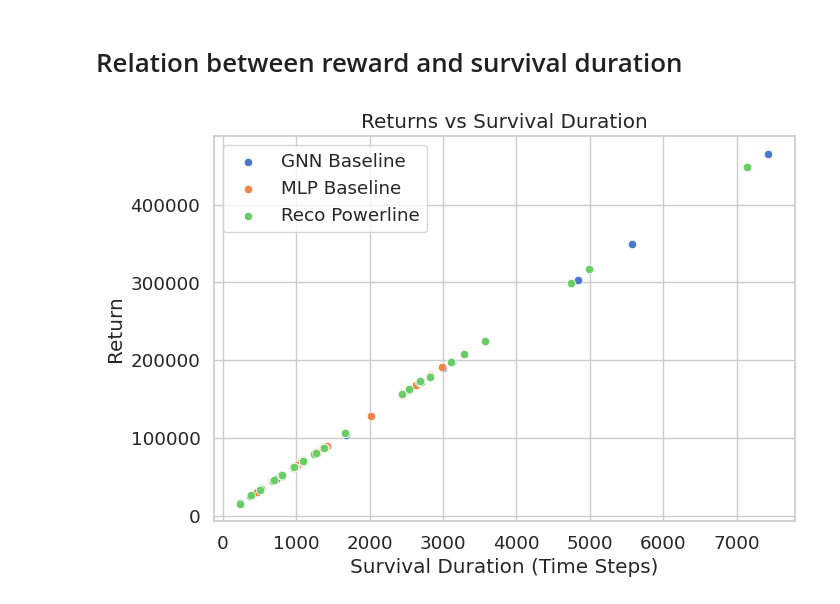
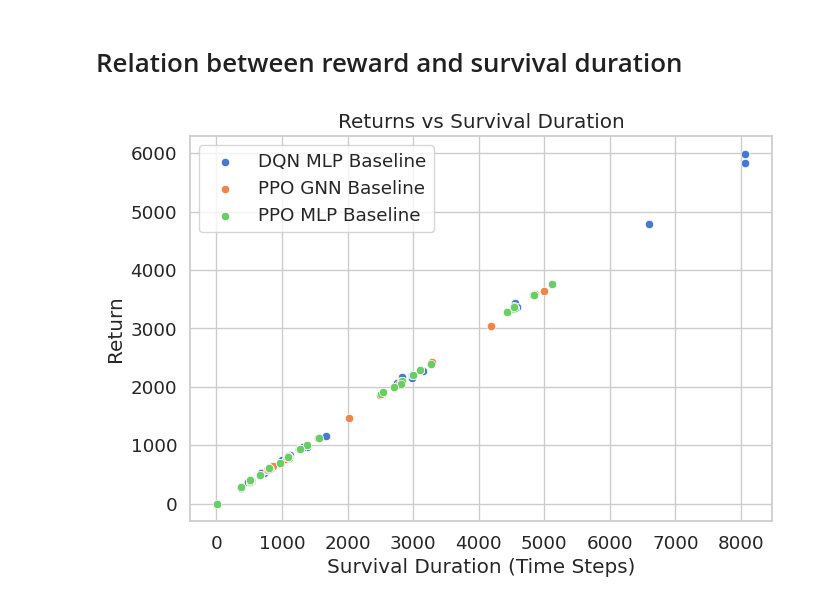
Before and after one commit to HansDampf37/NRI-for-explainable-RL-in-Power-Grids, a Jupyter notebook: visualization/visualize_agent_eval_results.ipynb, the cells around one changed output. Cells and saved outputs as stored; diff of their text form; code cells hidden in the pictures.

```diff
--- a/visualization/visualize_agent_eval_results.ipynb
+++ b/visualization/visualize_agent_eval_results.ipynb
@@ -88,9 +90,33 @@ def visualize_agent_survival(datasets: List[AgentMetrics]):
         print(f"Average survival ratios {data.label}: {sum(data.survival_duration) / len(data.survival_duration)}")
 
 
+def visualize_performance_vs_prior(datasets: List[AgentMetrics]):
+    sns.set_theme(style="whitegrid", palette="muted", font_scale=1.2)
+
+    # Define figure with a GridSpec: widths [1, 2, 1]
+    plt.figure(figsize=(20, 5))
+
+    # --- Strip Plot ---
+    records = []
+    for data in datasets:
+        records.extend([{"Agent": data.label, "Survival Duration": d} for d in data.survival_duration])
+    df = pd.DataFrame(records)
+
+    sns.boxplot(
+        data=df,
+        y="Survival Duration",
+        x="Agent",
+    )
+
+    plt.title("Survival Duration (Strip Plot)")
+    plt.ylabel("Time Steps")
+    plt.xlabel("Prior Probability for powerline edges imposed on NRI encoder")
+    plt.show()
+
+
 
 def visualize_agent_survival_return_relationship(datasets: List[AgentMetrics]):
-    plt.figure(figsize=(7.5, 5))
+    plt.figure(figsize=(10, 5))
     for data in datasets:
         sns.scatterplot(
             x=data.survival_duration,
@@ -130,8 +158,10 @@ Average survival ratios Reco Powerline: 1620.6
 # %% [markdown]
 # Compare agent survival on training sets
 # %%
-gnn_metrics_train = get_evaluation_metrics(Path("../data/evaluations/stable-baselines/dqn-gnn_uc3_agent/train"), "GNN Baseline")
-mlp_metrics_train = get_evaluation_metrics(Path("../data/evaluations/stable-baselines/dqn-mlp_uc3_agent/train"), "MLP Baseline")
-reco_metrics_train = get_evaluation_metrics(Path("../data/evaluations/heuristic_agents/reco_powerline_agent/train"), "Reco Powerline")
-visualize_agent_survival([gnn_metrics_train, mlp_metrics_train, reco_metrics_train])
+dqn_gnn_metrics = get_evaluation_metrics(Path("../data/evaluations/rl/relation-unaware-baselines/dqn/mlp_2025-11-09_16-25_a076cec5c2af493b9985324fd874a364_train"), "DQN MLP Baseline")
+#dqn_mlp_metrics = get_evaluation_metrics(Path("../data/evaluations/rl/relation-unaware-baselines/dqn/gnn_2025-11-09_16-25_43e0001efef147f4ba63ef7d84d5ff54_train"), "DQN GNN Baseline")
+ppo_gnn_metrics = get_evaluation_metrics(Path("../data/evaluations/rl/relation-unaware-baselines/ppo/gnn_2025-11-09_16-25_2e9a58091ca244a69af94fea9604e577_train"), "PPO GNN Baseline")
+ppo_mlp_metrics = get_evaluation_metrics(Path("../data/evaluations/rl/relation-unaware-baselines/ppo/mlp_2025-11-09_16-25_5178bcc29a904829b4d57827eafc3a18_train"), "PPO MLP Baseline")
+#reco_metrics = get_evaluation_metrics(Path("../data/evaluations/heuristic_agents/reco_powerline_agent/test"), "Reco Powerline")
+visualize_agent_survival([dqn_gnn_metrics, ppo_gnn_metrics, ppo_mlp_metrics])
 # %% [output]
@@ -152,6 +182,6 @@ Average survival ratios Topology Policy MLP: 67.95918367346938
 # %% [markdown]
 # Relation between reward and survival duration
 # %%
-visualize_agent_survival_return_relationship([gnn_metrics, mlp_metrics, reco_metrics])
+visualize_agent_survival_return_relationship([dqn_gnn_metrics, ppo_gnn_metrics, ppo_mlp_metrics])
 # %% [output]
-[figure, old version]
+[figure, new version]
```
Also changed, not shown: parts of 6 cells of this notebook, 1 other file.
